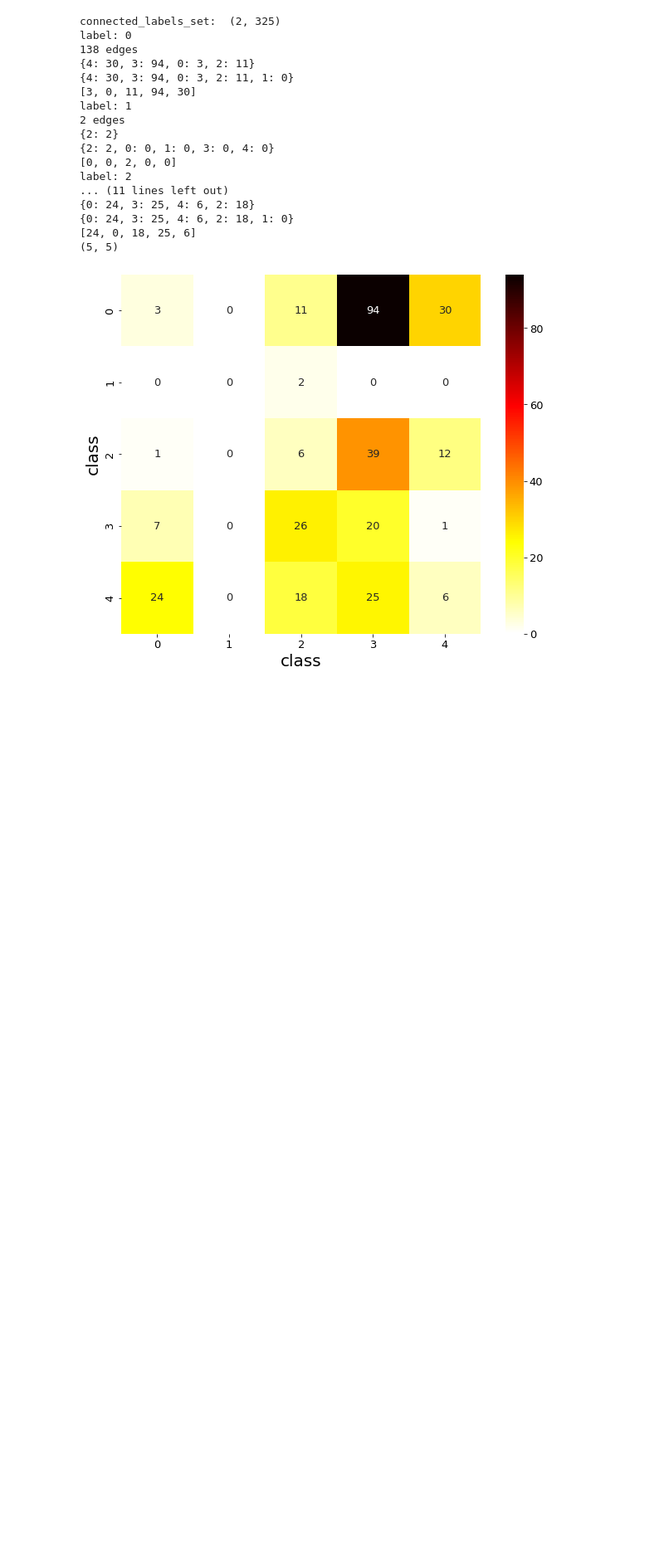
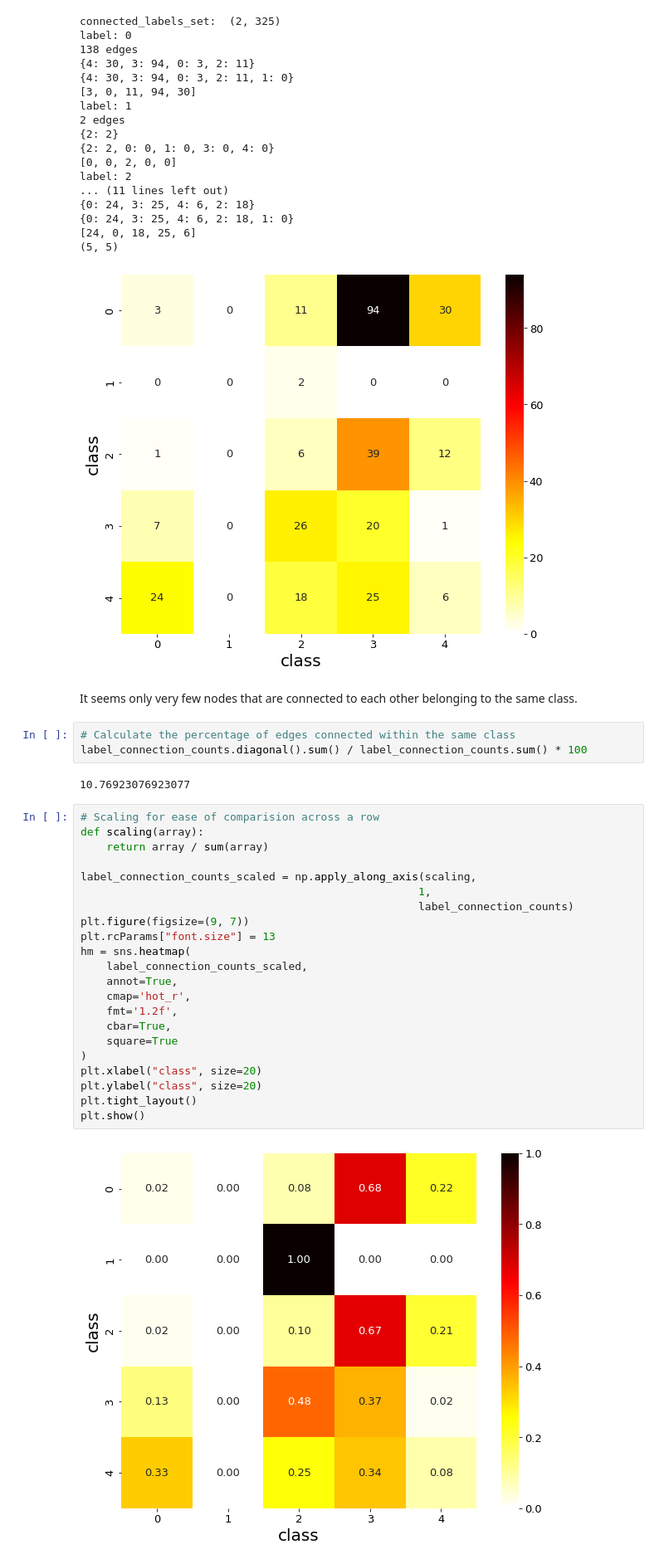
Before and after one commit to VimukthiRandika1997/Machine-Learning, a Jupyter notebook: Graph_ML/Learning/Hands_on_Graph_Analysis.ipynb, the cells around one changed output. Shown at 83% size. Saved outputs shown, nothing was run; the diff lists cells and outputs as text; blank space fills up the shorter version.

Commit message:
Hands on Graph Analysis-02

```diff
--- a/Graph_ML/Learning/Hands_on_Graph_Analysis.ipynb
+++ b/Graph_ML/Learning/Hands_on_Graph_Analysis.ipynb
@@ -303,3 +303,34 @@ label: 2
 [24, 0, 18, 25, 6]
 (5, 5)
 [figure]
+# %% [markdown]
+It seems only very few nodes that are connected to each other belonging to the same class.
+# %%
+# Calculate the percentage of edges connected within the same class
+label_connection_counts.diagonal().sum() / label_connection_counts.sum() * 100
+# %% [output]
+10.76923076923077
+# %%
+# Scaling for ease of comparision across a row
+def scaling(array):
+    return array / sum(array)
+
+label_connection_counts_scaled = np.apply_along_axis(scaling,
+                                                    1,
+                                                    label_connection_counts)
+plt.figure(figsize=(9, 7))
+plt.rcParams["font.size"] = 13
+hm = sns.heatmap(
+    label_connection_counts_scaled,
+    annot=True,
+    cmap='hot_r',
+    fmt='1.2f',
+    cbar=True,
+    square=True
+)
+plt.xlabel("class", size=20)
+plt.ylabel("class", size=20)
+plt.tight_layout()
+plt.show()
+# %% [output]
+[figure, added]
```
Also changed, not shown: parts of 3 cells of this notebook.
